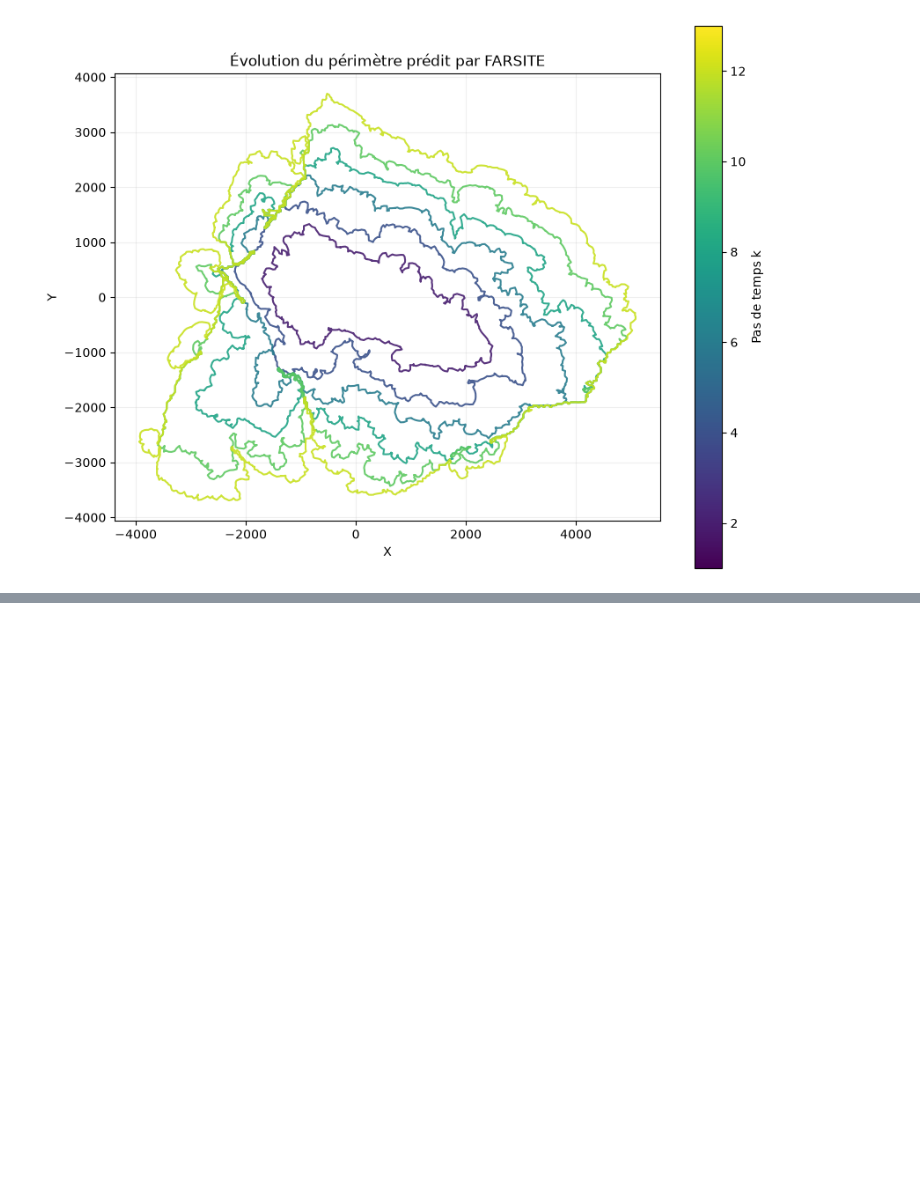
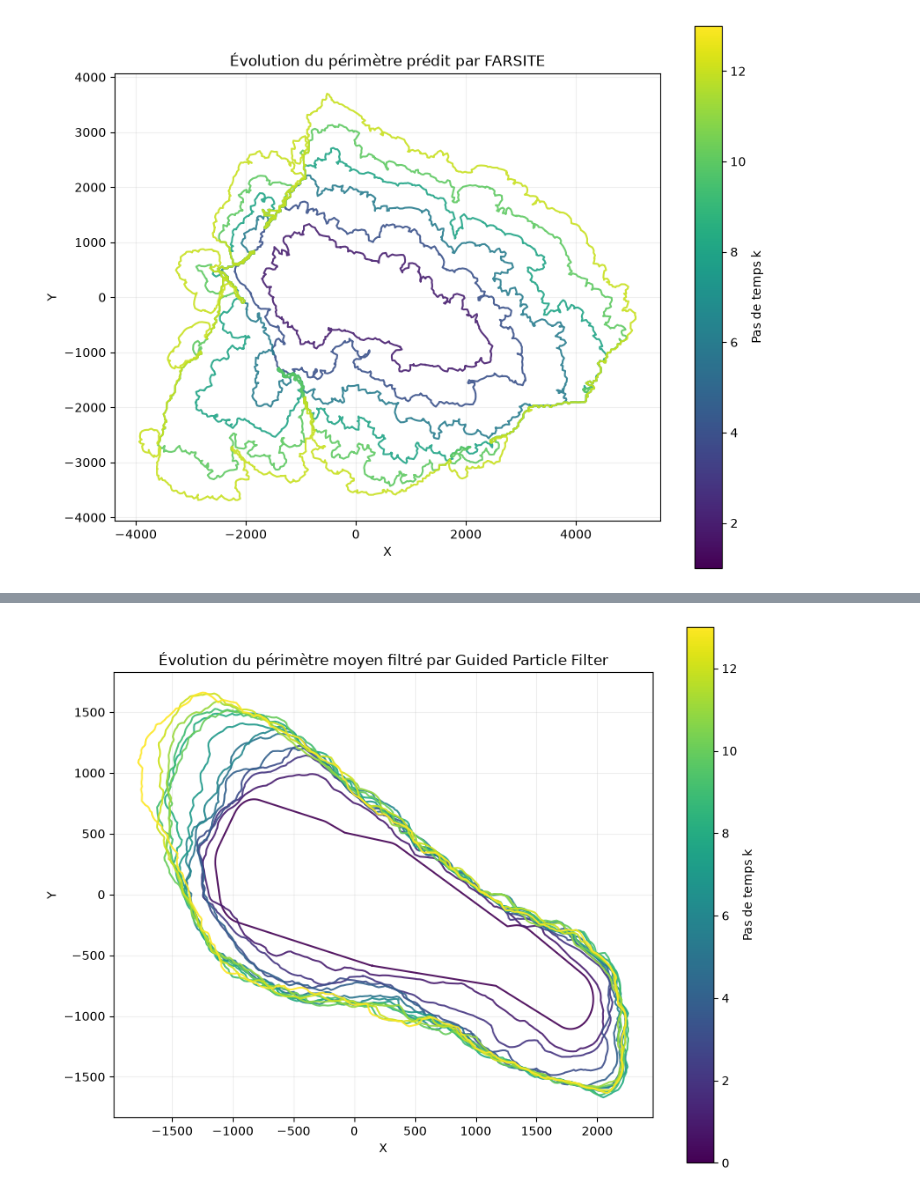
Before and after one commit to Gabriel-PEZ/SMC-WildFire, a Jupyter notebook: notebooks/ensf_bpf.ipynb, the cells around one changed output, grey strips where cells are left out. Drawn from its saved outputs; the diff is of its cells as text; code cells hidden in the pictures; blank space fills up the shorter version.

```diff
--- a/notebooks/ensf_bpf.ipynb
+++ b/notebooks/ensf_bpf.ipynb
@@ -208,2 +228,42 @@ plt.show()
+# %%
+"""
+Plot de l'évolution du GPF avec moyenne des particules pour chaque pas de temps
+"""
+
+fig, ax = plt.subplots(figsize=(10, 8))
+
+cmap = plt.colormaps["viridis"]
+norm = plt.Normalize(vmin=0, vmax=len(filtered_particles_gpf)-1)
+
+for k, particles in enumerate(filtered_particles_gpf):
+    mean_filtered = np.average(
+        particles,
+        axis=0,
+        weights=np.exp(log_W_gpf[k])
+    ).reshape(-1, 2)
+
+    # Fermer le périmètre
+    closed = np.vstack([mean_filtered, mean_filtered[0]])
+
+    ax.plot(
+        closed[:, 0],
+        closed[:, 1],
+        color=cmap(norm(k)),
+        linewidth=1.5,
+        alpha=0.9
+    )
+
+sm = plt.cm.ScalarMappable(norm=norm, cmap=cmap)
+fig.colorbar(sm, ax=ax, label="Pas de temps k")
+
+ax.set_aspect("equal")
+ax.set_xlabel("X")
+ax.set_ylabel("Y")
+ax.set_title("Évolution du périmètre moyen filtré par Guided Particle Filter")
+ax.grid(alpha=0.2)
+
+plt.show()
+# %% [output]
+[figure, added]
 # %%
 """
```
Also changed, not shown: parts of 7 cells of this notebook, 1 other file.
